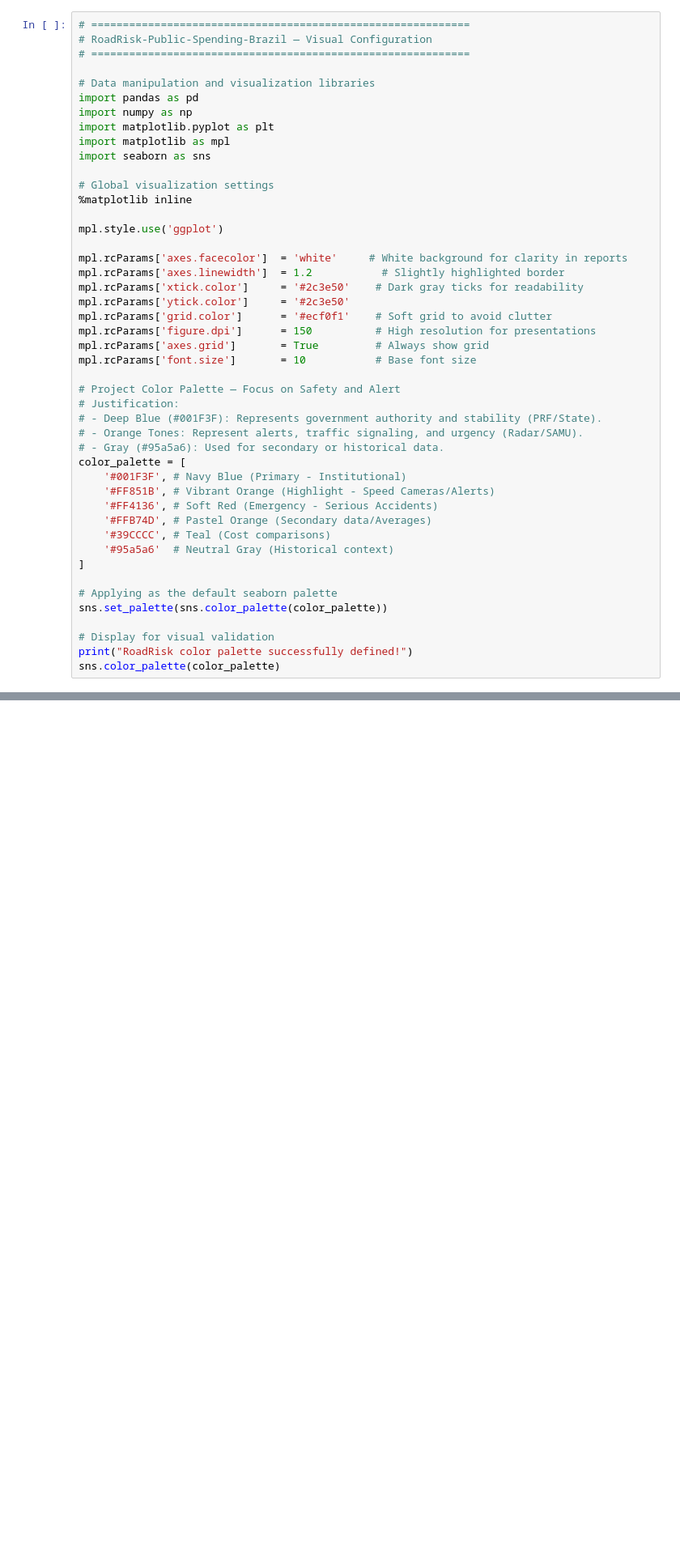
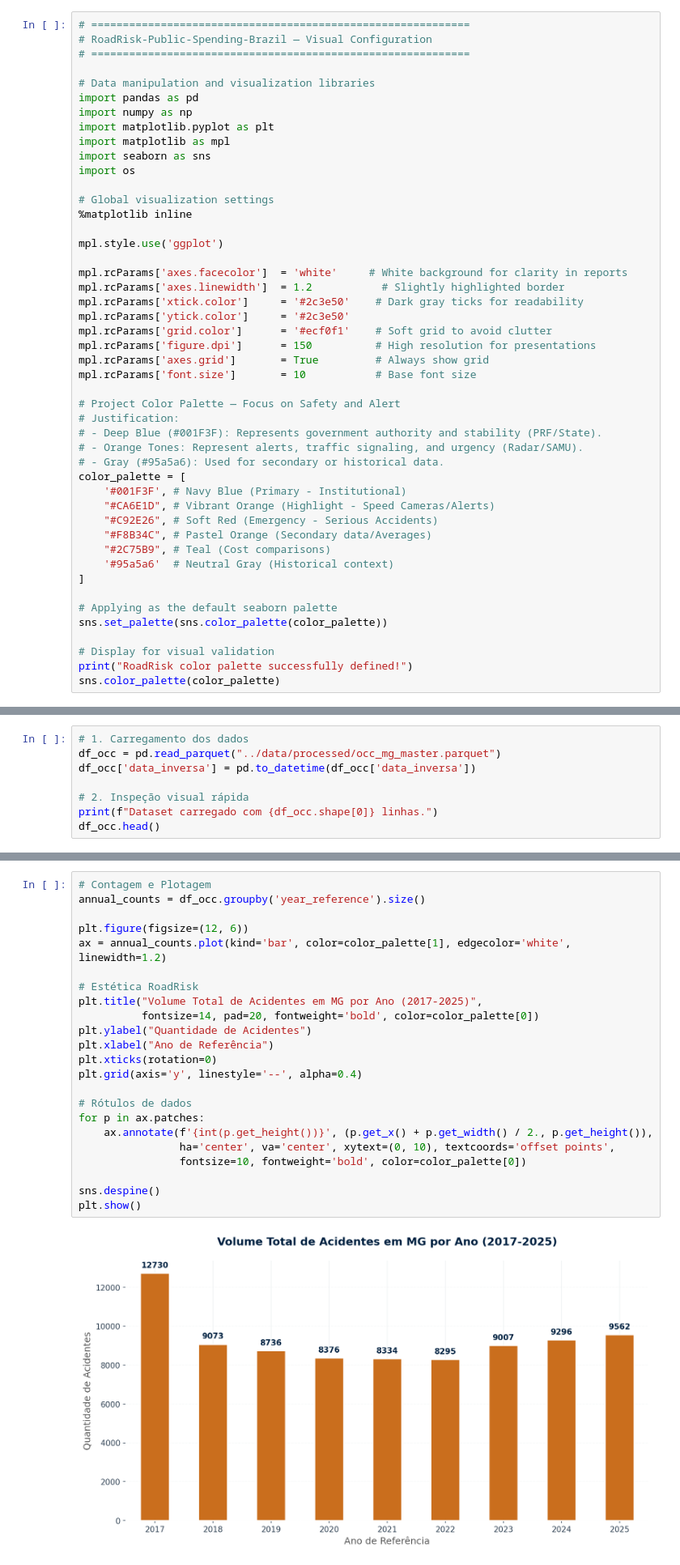
Before and after one commit to EduardoAraujoo/RoadRisk-Public-Spending-Brazil, a Jupyter notebook: notebooks/1. EDA.ipynb, the cells around one changed output, grey strips where cells are left out. Shown at 81% size. Saved outputs shown, nothing was run; the diff lists cells and outputs as text; blank space fills up the shorter version.

Commit message:
implementing data analysis on CRISP-DM phase 2

```diff
--- a/notebooks/1. EDA.ipynb
+++ b/notebooks/1. EDA.ipynb
@@ -68,6 +68,7 @@ import numpy as np
 import matplotlib.pyplot as plt
 import matplotlib as mpl
 import seaborn as sns
+import os
 
 # Global visualization settings
 %matplotlib inline
@@ -90,10 +91,10 @@ mpl.rcParams['font.size']       = 10           # Base font size
 # - Gray (#95a5a6): Used for secondary or historical data.
 color_palette = [
     '#001F3F', # Navy Blue (Primary - Institutional)
-    '#FF851B', # Vibrant Orange (Highlight - Speed Cameras/Alerts)
-    '#FF4136', # Soft Red (Emergency - Serious Accidents)
-    '#FFB74D', # Pastel Orange (Secondary data/Averages)
-    '#39CCCC', # Teal (Cost comparisons)
+    "#CA6E1D", # Vibrant Orange (Highlight - Speed Cameras/Alerts)
+    "#C92E26", # Soft Red (Emergency - Serious Accidents)
+    "#F8B34C", # Pastel Orange (Secondary data/Averages)
+    "#2C75B9", # Teal (Cost comparisons)
     '#95a5a6'  # Neutral Gray (Historical context)
 ]
 
@@ -146,0 +160,8 @@ Total de Pessoas envolvidas em MG: 561796
+# %%
+# 1. Carregamento dos dados
+df_occ = pd.read_parquet("../data/processed/occ_mg_master.parquet")
+df_occ['data_inversa'] = pd.to_datetime(df_occ['data_inversa'])
+
+# 2. Inspeção visual rápida
+print(f"Dataset carregado com {df_occ.shape[0]} linhas.")
+df_occ.head()
@@ -146,0 +265,25 @@ Total de Pessoas envolvidas em MG: 561796
+# %%
+# Contagem e Plotagem
+annual_counts = df_occ.groupby('year_reference').size()
+
+plt.figure(figsize=(12, 6))
+ax = annual_counts.plot(kind='bar', color=color_palette[1], edgecolor='white', linewidth=1.2)
+
+# Estética RoadRisk
+plt.title("Volume Total de Acidentes em MG por Ano (2017-2025)",
+          fontsize=14, pad=20, fontweight='bold', color=color_palette[0])
+plt.ylabel("Quantidade de Acidentes")
+plt.xlabel("Ano de Referência")
+plt.xticks(rotation=0)
+plt.grid(axis='y', linestyle='--', alpha=0.4)
+
+# Rótulos de dados
+for p in ax.patches:
+    ax.annotate(f'{int(p.get_height())}', (p.get_x() + p.get_width() / 2., p.get_height()),
+                ha='center', va='center', xytext=(0, 10), textcoords='offset points',
+                fontsize=10, fontweight='bold', color=color_palette[0])
+
+sns.despine()
+plt.show()
+# %% [output]
+[figure, added]
```
Also changed, not shown: parts of 36 cells of this notebook.
